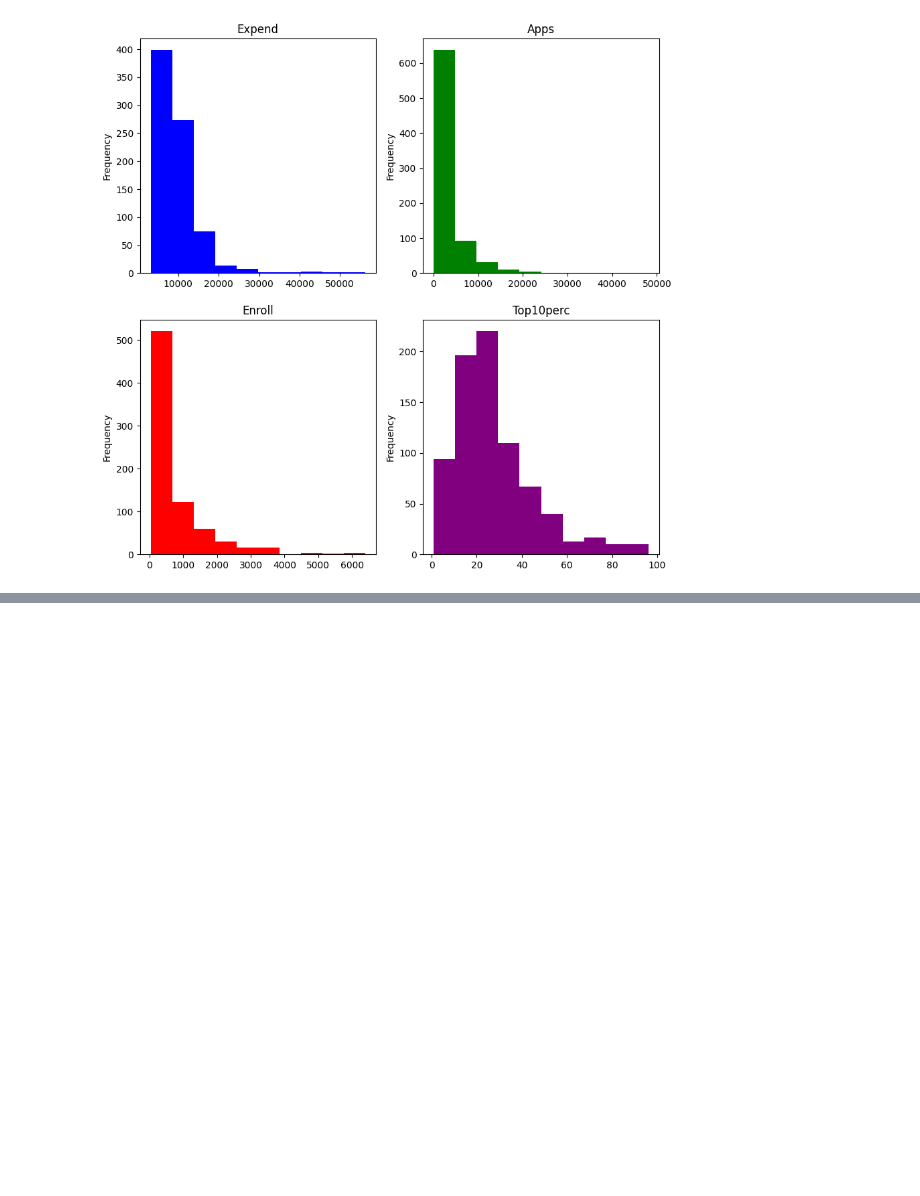
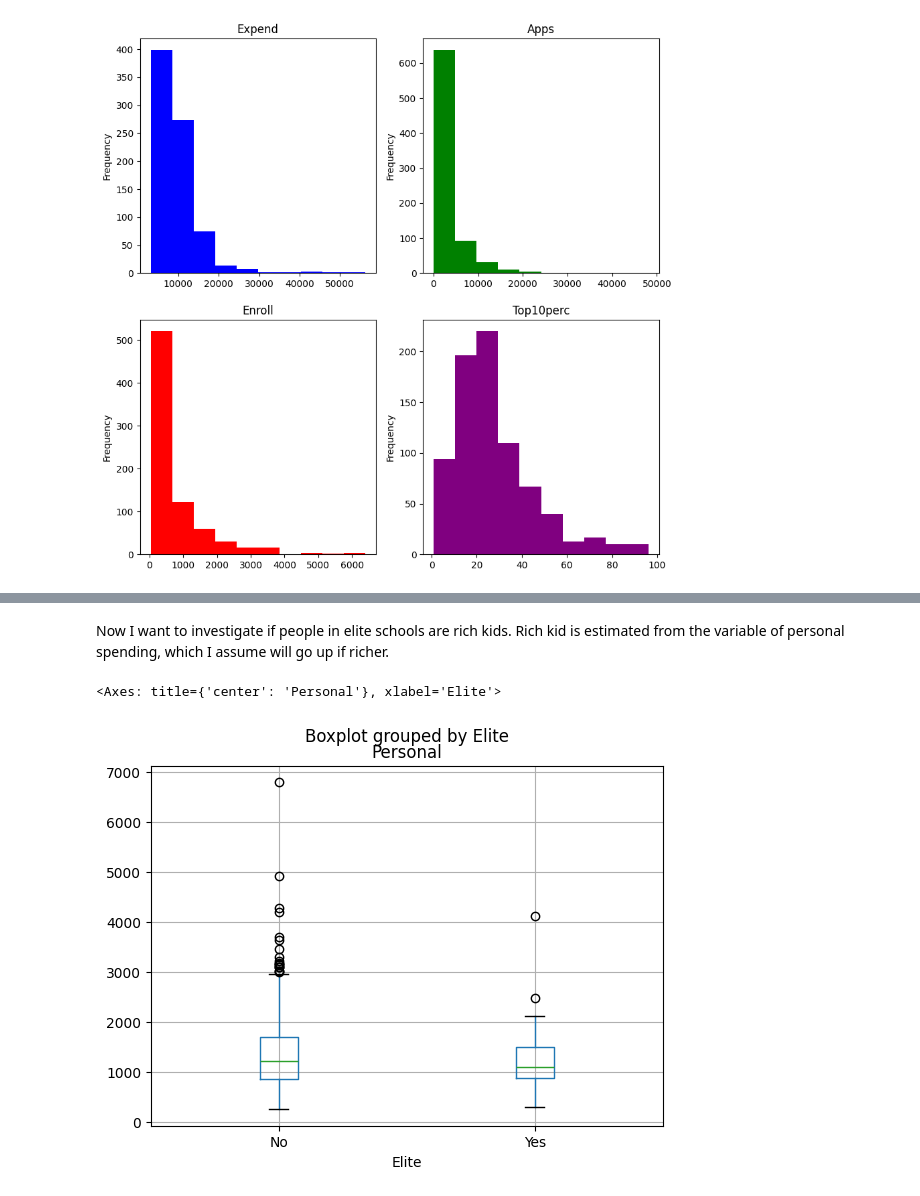
Before and after one commit to HexHungryAda/dataprocessing-lab1, a Jupyter notebook: college.ipynb, the cells around one changed output, grey strips where cells are left out. Drawn from its saved outputs; the diff is of its cells as text; code cells hidden in the pictures; blank space fills up the shorter version.

```diff
--- a/college.ipynb
+++ b/college.ipynb
@@ -121,0 +155,7 @@ college['Top10perc'].plot.hist(ax=ax[1, 1], color='purple', title='Top10perc')
+# %% [markdown]
+Now I want to investigate if people in elite schools are rich kids. Rich kid is estimated from the variable of personal spending, which I assume will go up if richer.
+# %%
+college.boxplot(column="Personal", by="Elite")
+# %% [output]
+<Axes: title={'center': 'Personal'}, xlabel='Elite'>
+[figure, added]
```
Also changed, not shown: parts of 6 cells of this notebook.
